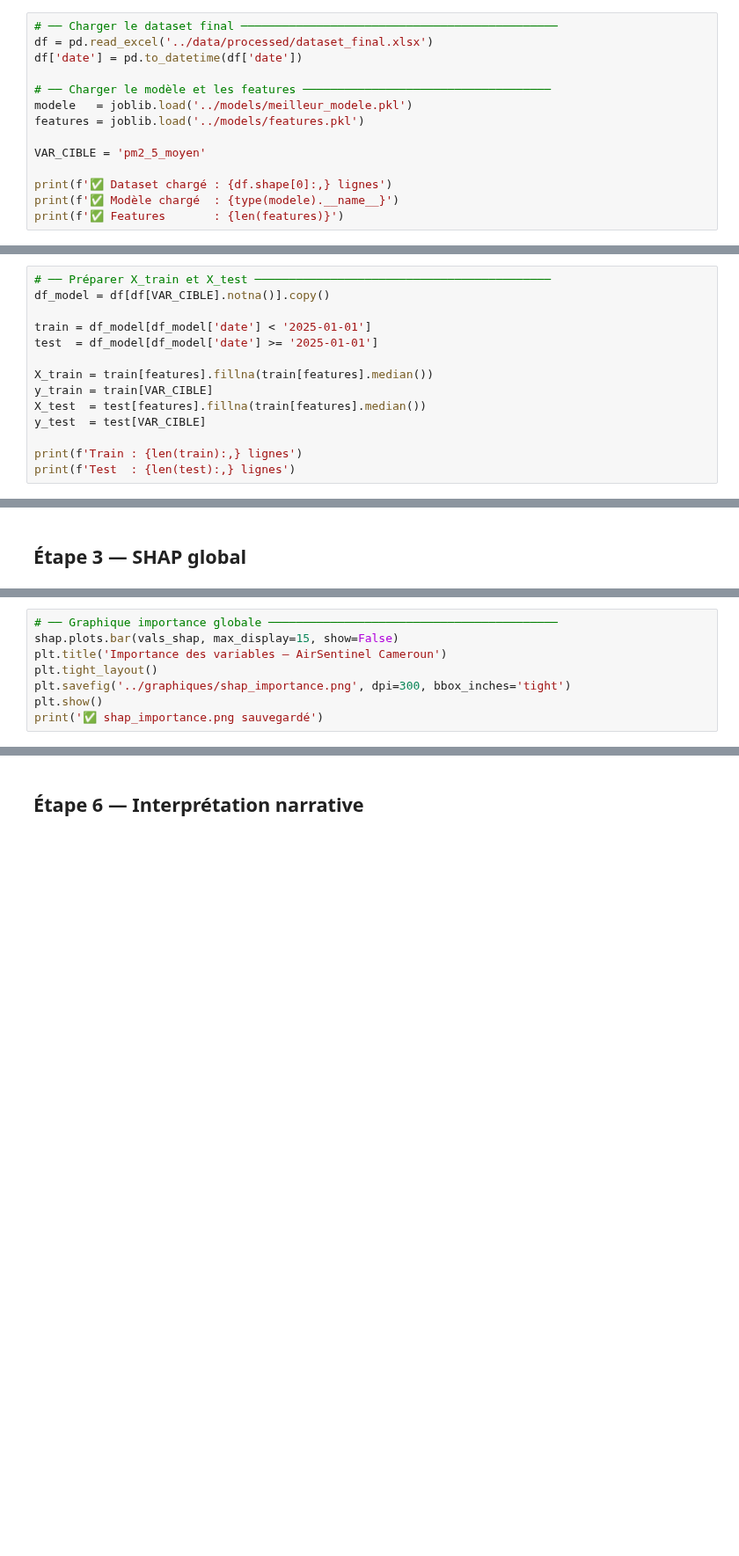
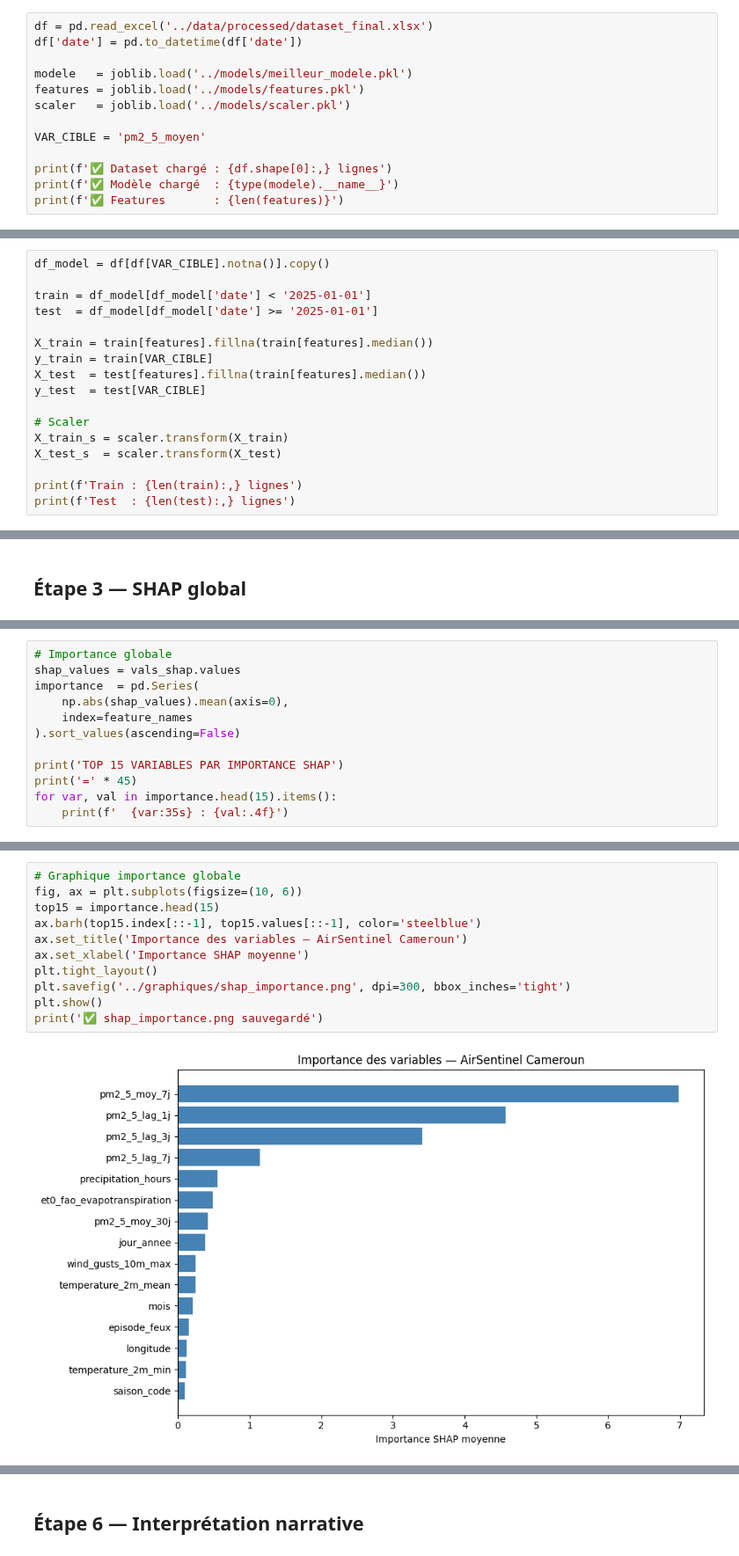
Before and after one commit to bodehousabine/AirSentinel, a Jupyter notebook: notebooks/06_shap_interpretation.ipynb, the cells around one changed output, grey strips where cells are left out. Shown at 88% size. Cells and saved outputs as stored; diff of their text form; blank space fills up the shorter version.

```diff
--- a/notebooks/06_shap_interpretation.ipynb
+++ b/notebooks/06_shap_interpretation.ipynb
@@ -30,13 +29,12 @@ print('✅ Imports réussis')
 # %% [markdown]
 ## Étape 1 — Charger les données et le modèle
 # %%
-# ── Charger le dataset final ──────────────────────────────────────────────
 df = pd.read_excel('../data/processed/dataset_final.xlsx')
 df['date'] = pd.to_datetime(df['date'])
 
-# ── Charger le modèle et les features ────────────────────────────────────
 modele   = joblib.load('../models/meilleur_modele.pkl')
 features = joblib.load('../models/features.pkl')
+scaler   = joblib.load('../models/scaler.pkl')
 
 VAR_CIBLE = 'pm2_5_moyen'
 
@@ -46,5 +48,4 @@ print(f'✅ Features       : {len(features)}')
 # %%
-# ── Préparer X_train et X_test ───────────────────────────────────────────
 df_model = df[df[VAR_CIBLE].notna()].copy()
 
 train = df_model[df_model['date'] < '2025-01-01']
@@ -55,5 +56,9 @@ y_train = train[VAR_CIBLE]
 X_test  = test[features].fillna(train[features].median())
 y_test  = test[VAR_CIBLE]
 
+# Scaler
+X_train_s = scaler.transform(X_train)
+X_test_s  = scaler.transform(X_test)
+
 print(f'Train : {len(train):,} lignes')
 print(f'Test  : {len(test):,} lignes')
@@ -93,0 +103,12 @@ print(f'✅ SHAP calculé sur {len(X_shap):,} observations')
+# %%
+# Importance globale
+shap_values = vals_shap.values
+importance  = pd.Series(
+    np.abs(shap_values).mean(axis=0),
+    index=feature_names
+).sort_values(ascending=False)
+
+print('TOP 15 VARIABLES PAR IMPORTANCE SHAP')
+print('=' * 45)
+for var, val in importance.head(15).items():
+    print(f'  {var:35s} : {val:.4f}')
@@ -94,8 +133,13 @@ print(f'✅ SHAP calculé sur {len(X_shap):,} observations')
 # %%
-# ── Graphique importance globale ──────────────────────────────────────────
-shap.plots.bar(vals_shap, max_display=15, show=False)
-plt.title('Importance des variables — AirSentinel Cameroun')
+# Graphique importance globale
+fig, ax = plt.subplots(figsize=(10, 6))
+top15 = importance.head(15)
+ax.barh(top15.index[::-1], top15.values[::-1], color='steelblue')
+ax.set_title('Importance des variables — AirSentinel Cameroun')
+ax.set_xlabel('Importance SHAP moyenne')
 plt.tight_layout()
 plt.savefig('../graphiques/shap_importance.png', dpi=300, bbox_inches='tight')
 plt.show()
 print('✅ shap_importance.png sauvegardé')
+# %% [output]
+[figure, added]
```
Also changed, not shown: parts of 17 cells of this notebook, 13 other files.
